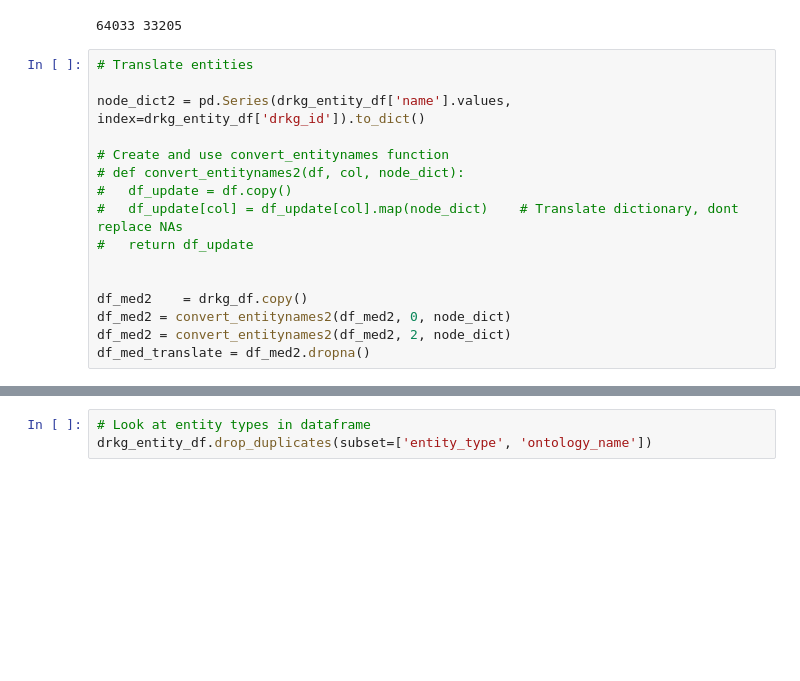
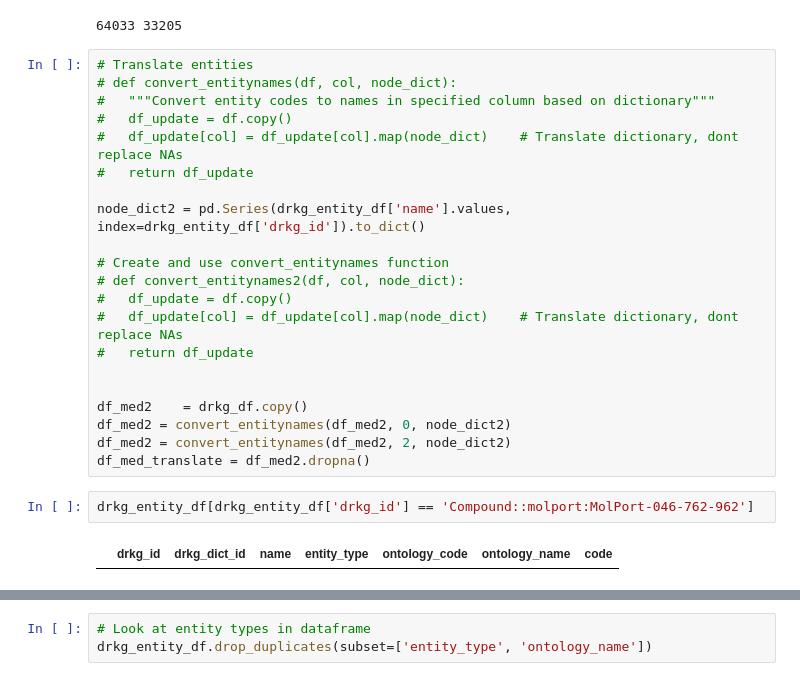
Before and after one commit to Ale9806/SIMPLLM, a Jupyter notebook: DEVELOPER - DRKG_mapping_with_BiolinkBERT copy.ipynb, the cells around one changed output, grey strips where cells are left out. Saved outputs shown, nothing was run; the diff lists cells and outputs as text; blank space fills up the shorter version.

```diff
--- a/DEVELOPER - DRKG_mapping_with_BiolinkBERT copy.ipynb
+++ b/DEVELOPER - DRKG_mapping_with_BiolinkBERT copy.ipynb
@@ -384,6 +384,11 @@ print(drkg_entity_df.shape[0], drkg_unmatched.shape[0])
 64033 33205
 # %%
 # Translate entities
+# def convert_entitynames(df, col, node_dict):
+#   """Convert entity codes to names in specified column based on dictionary"""
+#   df_update = df.copy()
+#   df_update[col] = df_update[col].map(node_dict)    # Translate dictionary, dont replace NAs
+#   return df_update
 
 node_dict2 = pd.Series(drkg_entity_df['name'].values, index=drkg_entity_df['drkg_id']).to_dict()
 
@@ -395,9 +400,13 @@ node_dict2 = pd.Series(drkg_entity_df['name'].values, index=drkg_entity_df['drkg
 
 
 df_med2    = drkg_df.copy()
-df_med2 = convert_entitynames2(df_med2, 0, node_dict)
-df_med2 = convert_entitynames2(df_med2, 2, node_dict)
+df_med2 = convert_entitynames(df_med2, 0, node_dict2)
+df_med2 = convert_entitynames(df_med2, 2, node_dict2)
 df_med_translate = df_med2.dropna()
+# %%
+drkg_entity_df[drkg_entity_df['drkg_id'] == 'Compound::molport:MolPort-046-762-962']
+# %% [output]
+|  | drkg_id | drkg_dict_id | name | entity_type | ontology_code | ontology_name | code |
 # %%
 # Check for NAs
 df_med2[df_med2[0].isna() |df_med2[2].isna()]
```
Also changed, not shown: parts of 8 cells of this notebook, 2 other files.
